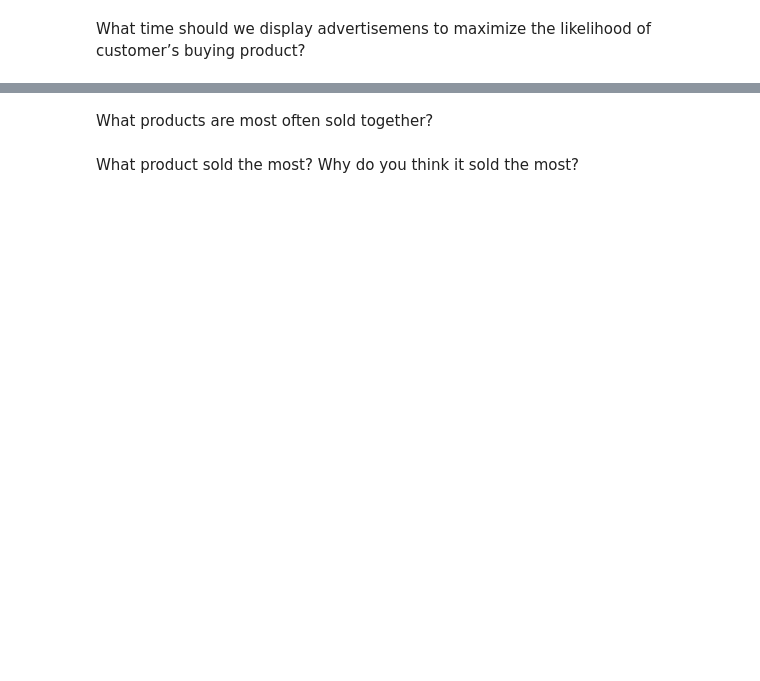
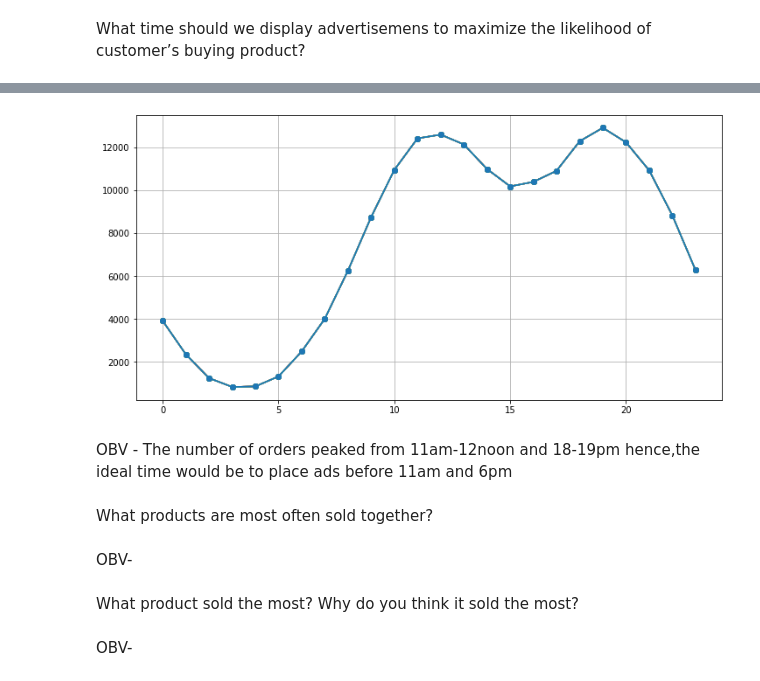
Before and after one commit to DhruvKothari19/Data_Analysis, a Jupyter notebook: SalesDataSet/sales.ipynb, the cells around one changed output, grey strips where cells are left out. Saved outputs shown, nothing was run; the diff lists cells and outputs as text; code cells hidden in the pictures; blank space fills up the shorter version.

Commit message:
[Q3 solved in Sales]

```diff
--- a/SalesDataSet/sales.ipynb
+++ b/SalesDataSet/sales.ipynb
@@ -7,13 +7,13 @@ import matplotlib.pyplot as plt
 # %% [markdown]
 ### Merging 12 month of sales data into a single file
 # %%
-df=pd.read_csv(r"D:\COLLEGE\PROJECTS\DA\Sales\Sales_Data\Sales_April_2019.csv")
+df=pd.read_csv(r"D:\COLLEGE\PROJECTS\DA\Data_Analysis\SalesDataSet\Sales_Data\Sales_April_2019.csv")
 csv_files = [
-    file for file in os.listdir('D:\COLLEGE\PROJECTS\DA\Sales\Sales_Data')]
+    file for file in os.listdir('D:\COLLEGE\PROJECTS\DA\Data_Analysis\SalesDataSet\Sales_Data')]
 #Creating an Empty Data Frame
 all_months=pd.DataFrame()
 for file in csv_files:
-    df=pd.read_csv(r"D:/COLLEGE/PROJECTS/DA/Sales/Sales_Data/"+ file)
+    df=pd.read_csv(r"D:/COLLEGE/PROJECTS/DA/Data_Analysis/SalesDataSet/Sales_Data/"+ file)
     all_months = pd.concat([all_months,df])
 
 all_months.to_csv("all_data.csv", index=False)
@@ -112,2 +115,10 @@ TypeError: 'range' object is not callable
 # %% [markdown]
 What time should we display advertisemens to maximize the likelihood of customer’s buying product?
+# %%
+# Add hour column
+all_data['Hour'] = pd.to_datetime(all_data['Order Date']).dt.hour
+all_data['Minute'] = pd.to_datetime(all_data['Order Date']).dt.minute
+all_data['Count'] = 1
+all_data.head()
+
+#this step is a bit time consuming(26s)
@@ -114,4 +132,18 @@ What time should we display advertisemens to maximize the likelihood of customer
+# %%
+hours = [hour for hour, df in all_data.groupby('Hour')]
+plt.figure(figsize=(12,6))
+plt.plot(hours,all_data.groupby('Hour').count(),marker='o')
+plt.grid()
+plt.show()
+# %% [output]
+[figure, added]
+# %% [markdown]
+OBV - The number of orders peaked from 11am-12noon and 18-19pm hence,the ideal time would be to place ads before 11am and 6pm
 # %% [markdown]
 What products are most often sold together?
+# %% [markdown]
+OBV-
 # %% [markdown]
 What product sold the most? Why do you think it sold the most?
+# %% [markdown]
+OBV-
```
Also changed, not shown: parts of 4 cells of this notebook.
